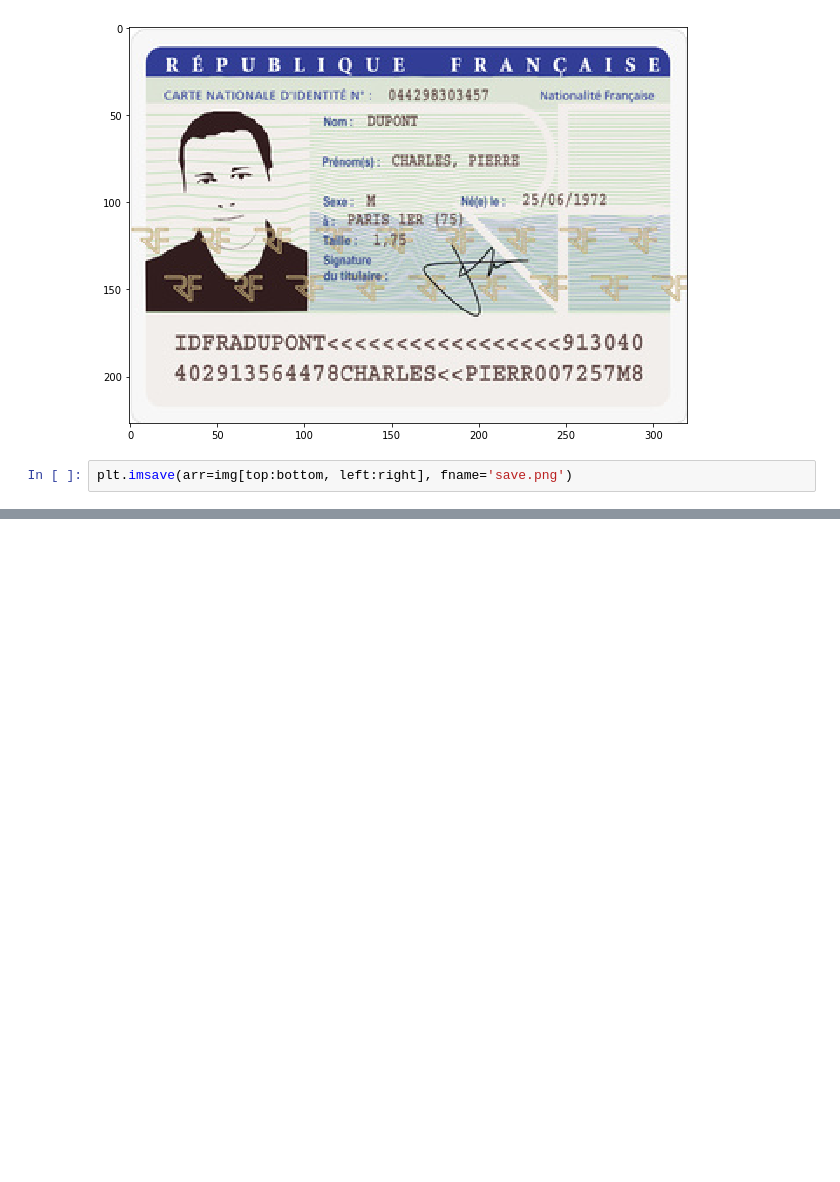
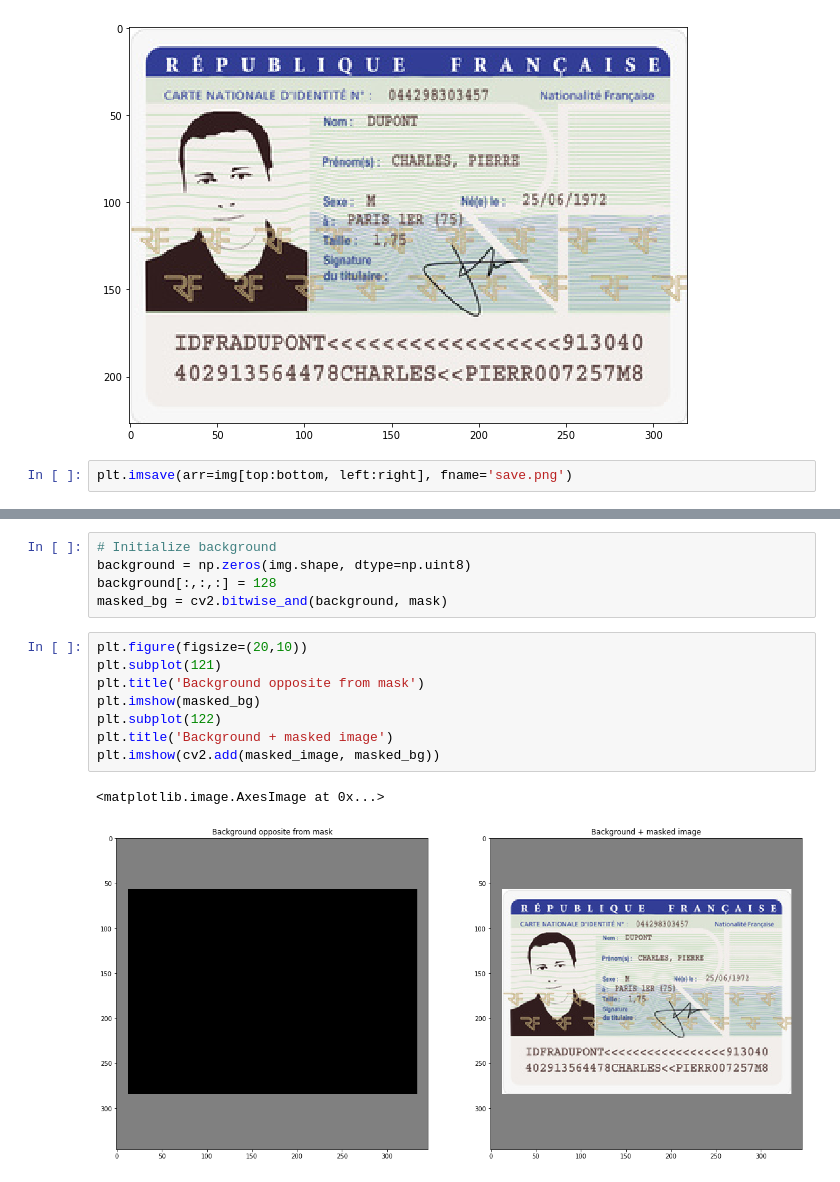
Before and after one commit to cristianpb/cristianpb.github.io, a Jupyter notebook: images/document-detection/DocuementDetection.ipynb, the cells around one changed output, grey strips where cells are left out. Drawn from its saved outputs; the diff is of its cells as text; blank space fills up the shorter version.

```diff
--- a/images/document-detection/DocuementDetection.ipynb
+++ b/images/document-detection/DocuementDetection.ipynb
@@ -130,0 +152,16 @@ plt.imsave(arr=img[top:bottom, left:right], fname='save.png')
+# %%
+# Initialize background
+background = np.zeros(img.shape, dtype=np.uint8)
+background[:,:,:] = 128
+masked_bg = cv2.bitwise_and(background, mask)
+# %%
+plt.figure(figsize=(20,10))
+plt.subplot(121)
+plt.title('Background opposite from mask')
+plt.imshow(masked_bg)
+plt.subplot(122)
+plt.title('Background + masked image')
+plt.imshow(cv2.add(masked_image, masked_bg))
+# %% [output]
+<matplotlib.image.AxesImage at 0x...>
+[figure, added]
```
Also changed, not shown: parts of 4 cells of this notebook, 2 other files.
